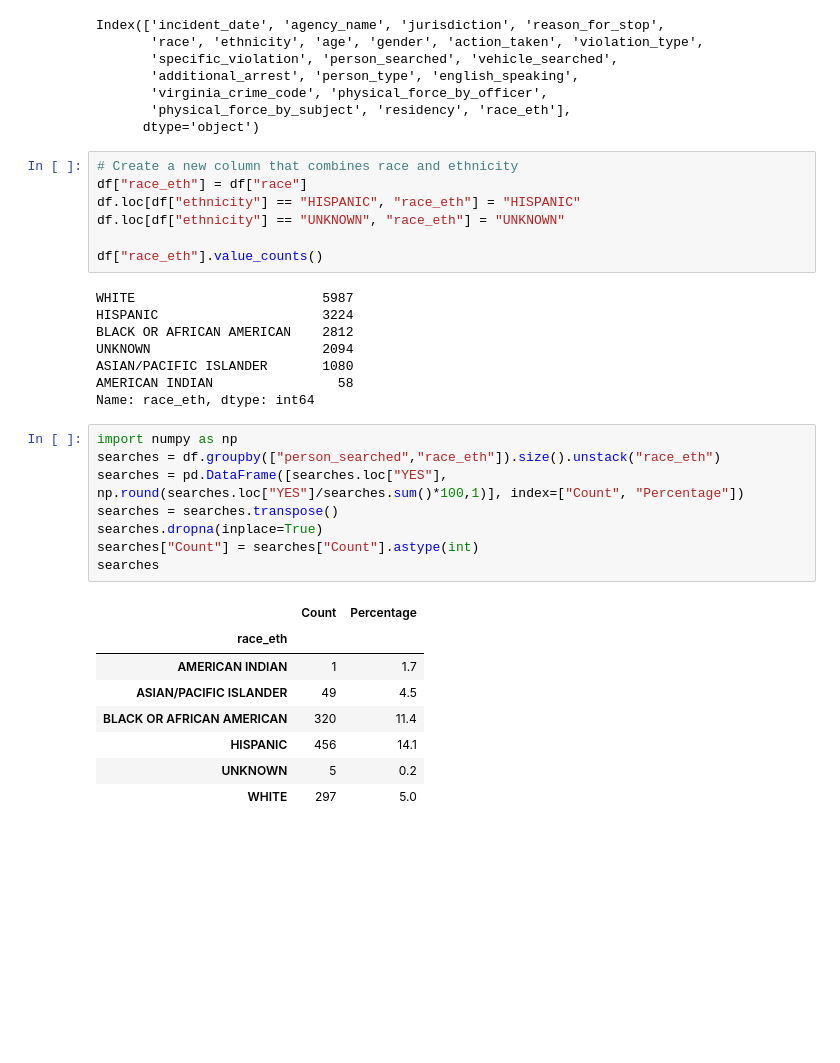
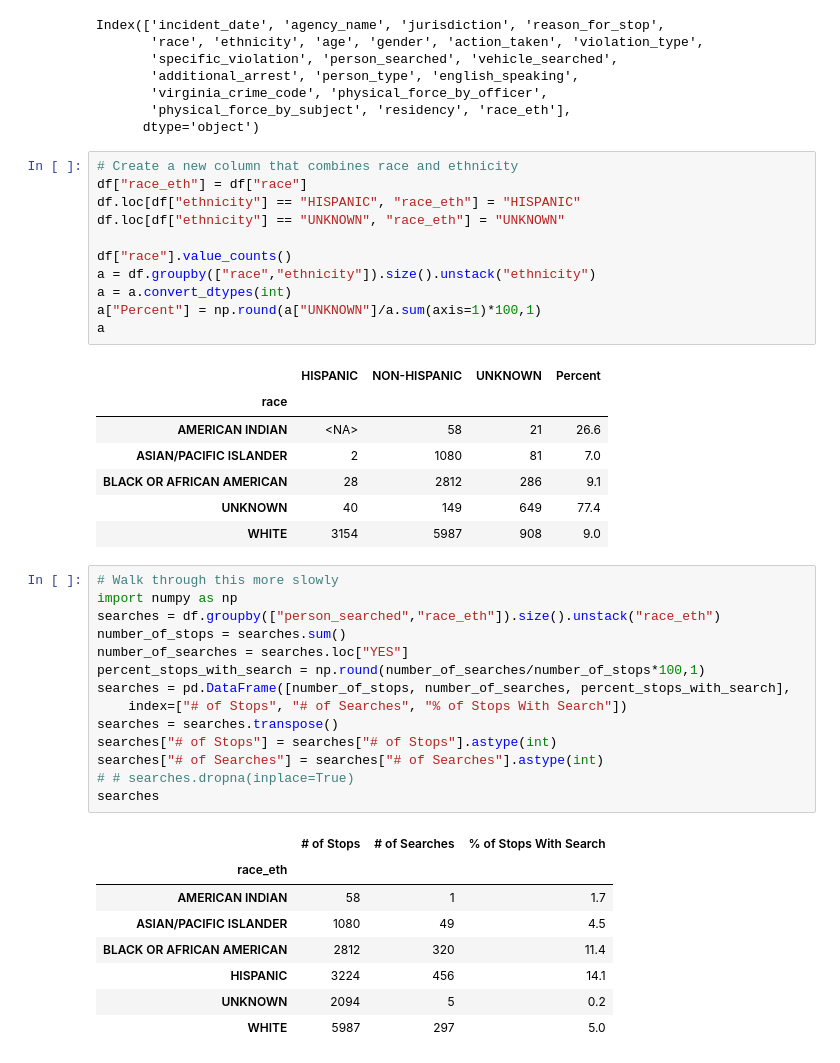
Before and after one commit to openpolicedata/openpolicedata, a Jupyter notebook: notebooks/20220413_demo.ipynb, the cells around one changed output. Saved outputs shown, nothing was run; the diff lists cells and outputs as text; blank space fills up the shorter version.

```diff
--- a/notebooks/20220413_demo.ipynb
+++ b/notebooks/20220413_demo.ipynb
@@ -96,33 +91,43 @@ Index(['incident_date', 'agency_name', 'jurisdiction', 'reason_for_stop',
 # %%
 # Create a new column that combines race and ethnicity
 df["race_eth"] = df["race"]
 df.loc[df["ethnicity"] == "HISPANIC", "race_eth"] = "HISPANIC"
 df.loc[df["ethnicity"] == "UNKNOWN", "race_eth"] = "UNKNOWN"
 
-df["race_eth"].value_counts()
+df["race"].value_counts()
+a = df.groupby(["race","ethnicity"]).size().unstack("ethnicity")
+a = a.convert_dtypes(int)
+a["Percent"] = np.round(a["UNKNOWN"]/a.sum(axis=1)*100,1)
+a
 # %% [output]
-WHITE                        5987
-HISPANIC                     3224
-BLACK OR AFRICAN AMERICAN    2812
-UNKNOWN                      2094
-ASIAN/PACIFIC ISLANDER       1080
-AMERICAN INDIAN                58
-Name: race_eth, dtype: int64
+|  | HISPANIC | NON-HISPANIC | UNKNOWN | Percent |
+| race |  |  |  |  |
+| AMERICAN INDIAN | <NA> | 58 | 21 | 26.6 |
+| ASIAN/PACIFIC ISLANDER | 2 | 1080 | 81 | 7.0 |
+| BLACK OR AFRICAN AMERICAN | 28 | 2812 | 286 | 9.1 |
+| UNKNOWN | 40 | 149 | 649 | 77.4 |
+| WHITE | 3154 | 5987 | 908 | 9.0 |
-# %%
-import numpy as np
-searches = df.groupby(["person_searched","race_eth"]).size().unstack("race_eth")
-searches = pd.DataFrame([searches.loc["YES"], np.round(searches.loc["YES"]/searches.sum()*100,1)], index=["Count", "Percentage"])
-searches = searches.transpose()
-searches.dropna(inplace=True)
-searches["Count"] = searches["Count"].astype(int)
-searches
-# %% [output]
-|  | Count | Percentage |
-| race_eth |  |  |
-| AMERICAN INDIAN | 1 | 1.7 |
-| ASIAN/PACIFIC ISLANDER | 49 | 4.5 |
-| BLACK OR AFRICAN AMERICAN | 320 | 11.4 |
-| HISPANIC | 456 | 14.1 |
-| UNKNOWN | 5 | 0.2 |
-| WHITE | 297 | 5.0 |
+# %%
+# Walk through this more slowly
+import numpy as np
+searches = df.groupby(["person_searched","race_eth"]).size().unstack("race_eth")
+number_of_stops = searches.sum()
+number_of_searches = searches.loc["YES"]
+percent_stops_with_search = np.round(number_of_searches/number_of_stops*100,1)
+searches = pd.DataFrame([number_of_stops, number_of_searches, percent_stops_with_search],
+    index=["# of Stops", "# of Searches", "% of Stops With Search"])
+searches = searches.transpose()
+searches["# of Stops"] = searches["# of Stops"].astype(int)
+searches["# of Searches"] = searches["# of Searches"].astype(int)
+# # searches.dropna(inplace=True)
+searches
+# %% [output]
+|  | # of Stops | # of Searches | % of Stops With Search |
+| race_eth |  |  |  |
+| AMERICAN INDIAN | 58 | 1 | 1.7 |
+| ASIAN/PACIFIC ISLANDER | 1080 | 49 | 4.5 |
+| BLACK OR AFRICAN AMERICAN | 2812 | 320 | 11.4 |
+| HISPANIC | 3224 | 456 | 14.1 |
+| UNKNOWN | 2094 | 5 | 0.2 |
+| WHITE | 5987 | 297 | 5.0 |
 # %%
```
Also changed, not shown: parts of 6 cells of this notebook.
